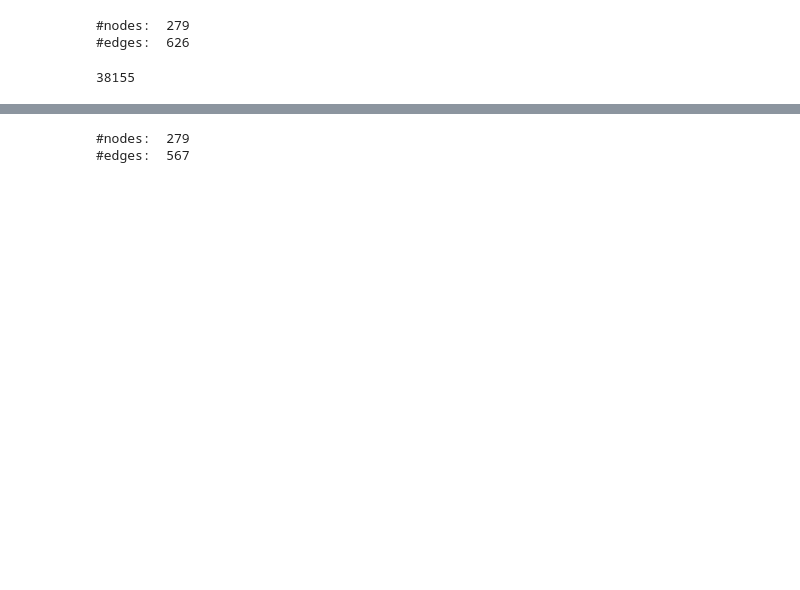
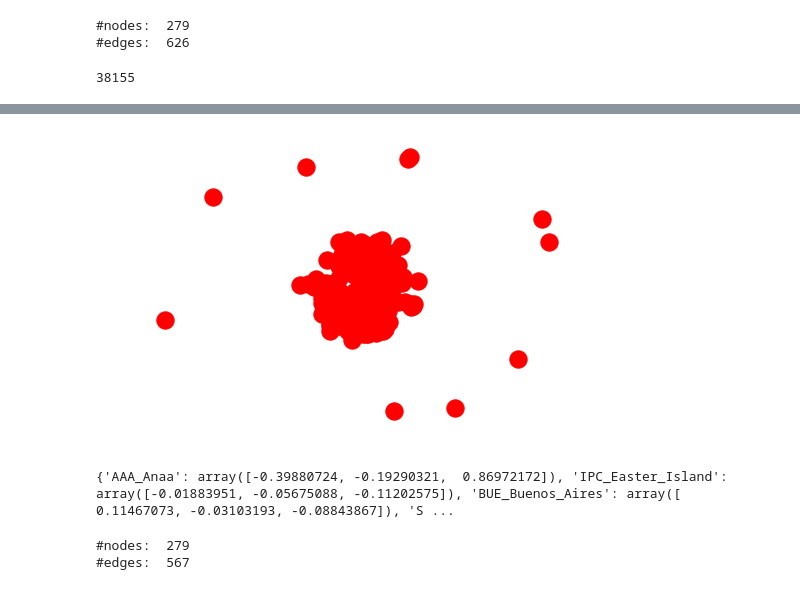
Before and after one commit to dasalgadob/pythonAlgoritmhs, a Jupyter notebook: graph analitycs/module2/link_prediction.ipynb, the cells around one changed output, grey strips where cells are left out. Saved outputs shown, nothing was run; the diff lists cells and outputs as text; code cells hidden in the pictures; blank space fills up the shorter version.

```diff
--- a/graph analitycs/module2/link_prediction.ipynb
+++ b/graph analitycs/module2/link_prediction.ipynb
@@ -113,3 +121,11 @@ print(edges[:100])
+# %%
+nx.draw(GSouthA)
+# %% [output]
+[figure, added]
+# %%
+print(pos)
+# %% [output]
+{'AAA_Anaa': array([-0.39880724, -0.19290321,  0.86972172]), 'IPC_Easter_Island': array([-0.01883951, -0.05675088, -0.11202575]), 'BUE_Buenos_Aires': array([ 0.11467073, -0.03103193, -0.08843867]), 'S ...
 # %%
 for (u,v) in edges:
     if randrange(10)==0:
```
Also changed, not shown: parts of 16 cells of this notebook.
